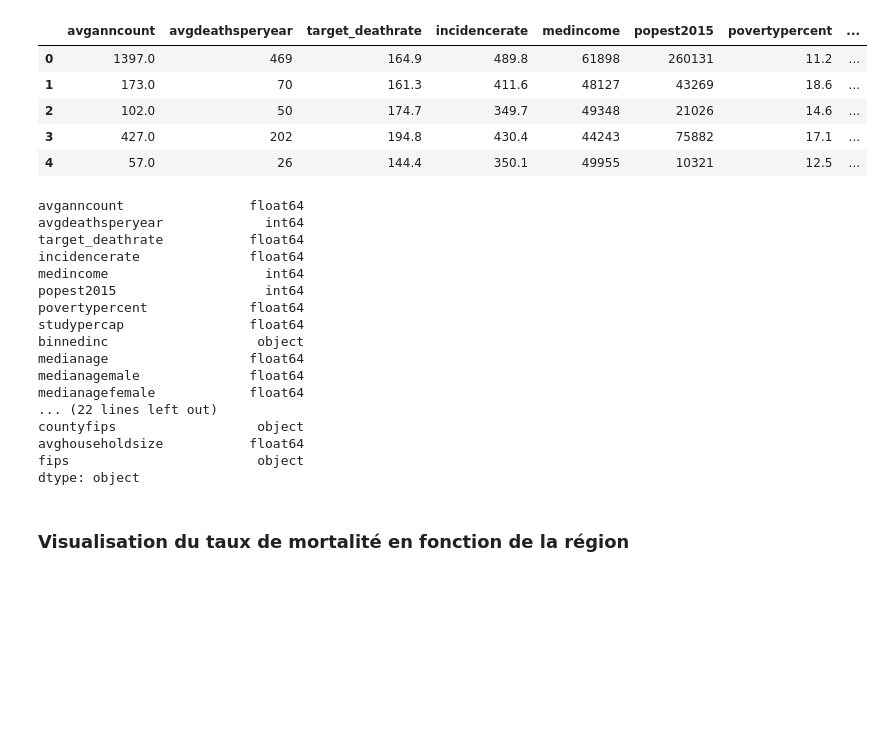
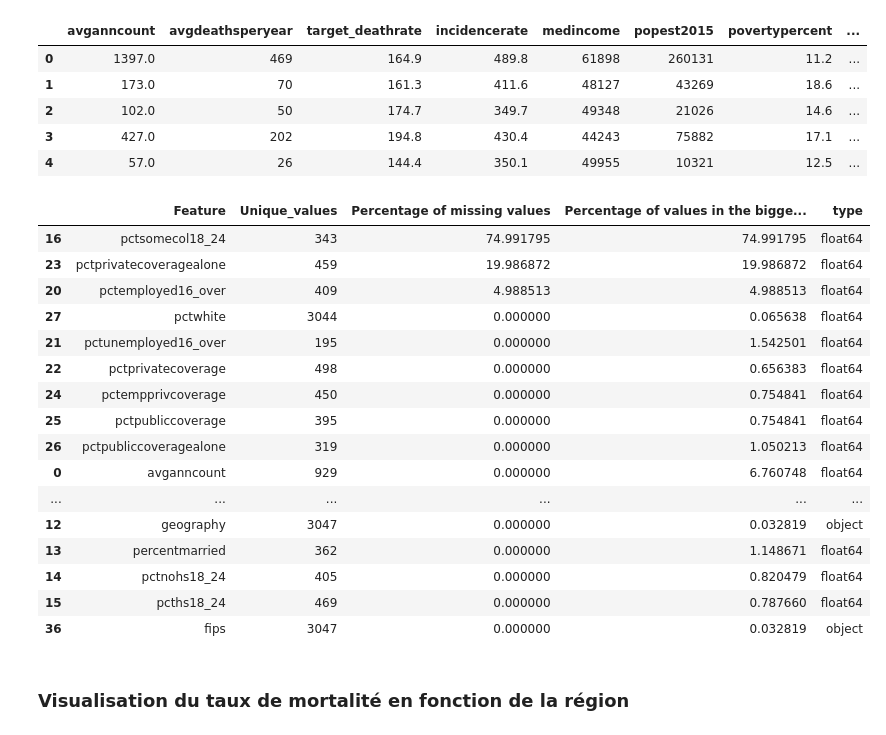
Before and after one commit to Hajoura91coding/Prediction_cancer_death_usa, a Jupyter notebook: cancer-data-usa-analysis-prediction.ipynb, the cells around one changed output. Cells and saved outputs as stored; diff of their text form; code cells hidden in the pictures; blank space fills up the shorter version.

```diff
--- a/cancer-data-usa-analysis-prediction.ipynb
+++ b/cancer-data-usa-analysis-prediction.ipynb
@@ -242,25 +270,30 @@ df.head()
 df['statefips'] = str(df['statefips'])
 df['countyfips'] = str(df['countyfips'])
-# %%
-df.dtypes
-# %% [output]
-avganncount                float64
-avgdeathsperyear             int64
-target_deathrate           float64
-incidencerate              float64
-medincome                    int64
-popest2015                   int64
-povertypercent             float64
-studypercap                float64
-binnedinc                   object
-medianage                  float64
-medianagemale              float64
-medianagefemale            float64
-... (22 lines left out)
-countyfips                  object
-avghouseholdsize           float64
-fips                        object
-dtype: object
+# %%
+stats = []
+for col in df.columns:
+    stats.append((col, df[col].nunique(), df[col].isnull().sum() * 100 / df.shape[0], df[col].value_counts(normalize=True, dropna=False).values[0] * 100, df[col].dtype))
+
+stats_df = pd.DataFrame(stats, columns=['Feature', 'Unique_values', 'Percentage of missing values', 'Percentage of values in the biggest category', 'type'])
+stats_df.sort_values('Percentage of missing values', ascending=False)
+# %% [output]
+|  | Feature | Unique_values | Percentage of missing values | Percentage of values in the bigge... | type |
+| 16 | pctsomecol18_24 | 343 | 74.991795 | 74.991795 | float64 |
+| 23 | pctprivatecoveragealone | 459 | 19.986872 | 19.986872 | float64 |
+| 20 | pctemployed16_over | 409 | 4.988513 | 4.988513 | float64 |
+| 27 | pctwhite | 3044 | 0.000000 | 0.065638 | float64 |
+| 21 | pctunemployed16_over | 195 | 0.000000 | 1.542501 | float64 |
+| 22 | pctprivatecoverage | 498 | 0.000000 | 0.656383 | float64 |
+| 24 | pctempprivcoverage | 450 | 0.000000 | 0.754841 | float64 |
+| 25 | pctpubliccoverage | 395 | 0.000000 | 0.754841 | float64 |
+| 26 | pctpubliccoveragealone | 319 | 0.000000 | 1.050213 | float64 |
+| 0 | avganncount | 929 | 0.000000 | 6.760748 | float64 |
+| ... | ... | ... | ... | ... | ... |
+| 12 | geography | 3047 | 0.000000 | 0.032819 | object |
+| 13 | percentmarried | 362 | 0.000000 | 1.148671 | float64 |
+| 14 | pctnohs18_24 | 405 | 0.000000 | 0.820479 | float64 |
+| 15 | pcths18_24 | 469 | 0.000000 | 0.787660 | float64 |
+| 36 | fips | 3047 | 0.000000 | 0.032819 | object |
 # %% [markdown]
 ### Visualisation du taux de mortalité en fonction de la région
 # %% [markdown]
```
Also changed, not shown: parts of 7 cells of this notebook.
